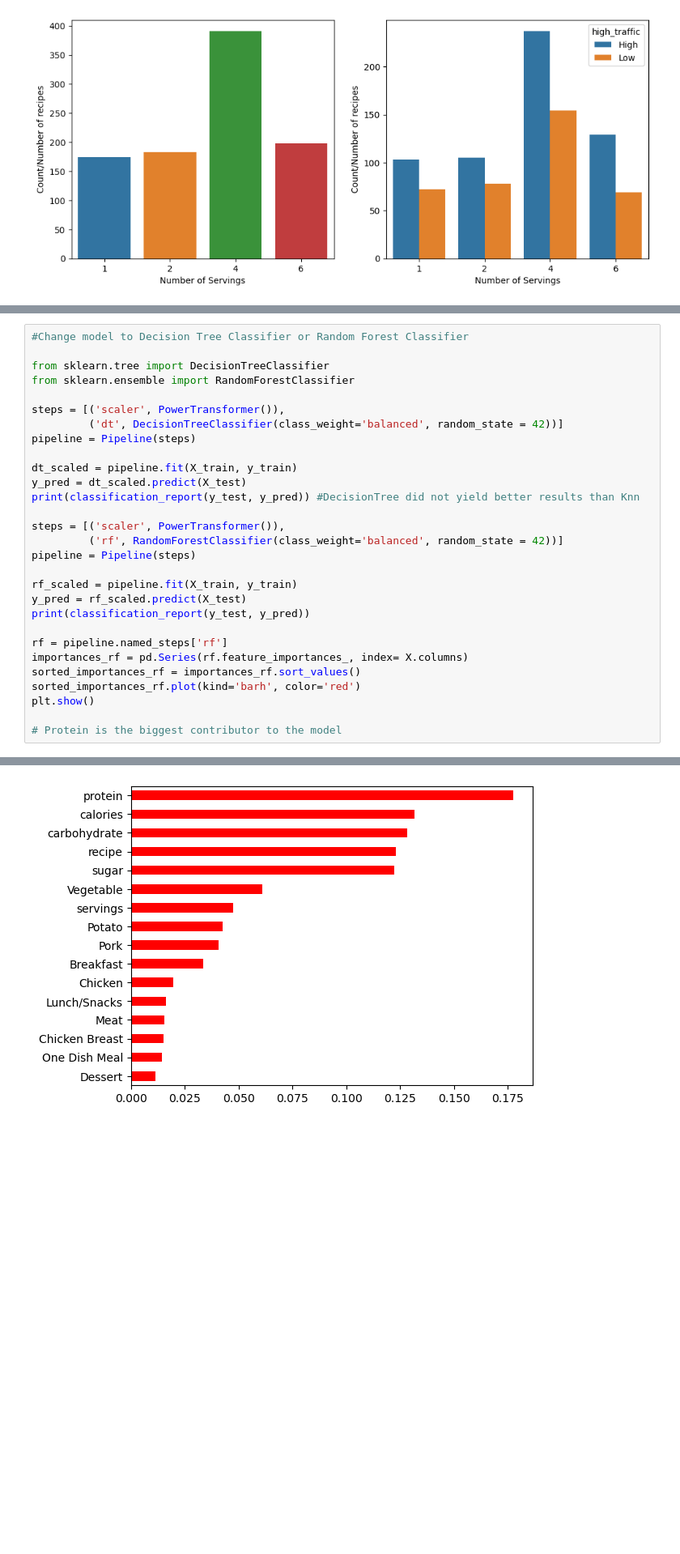
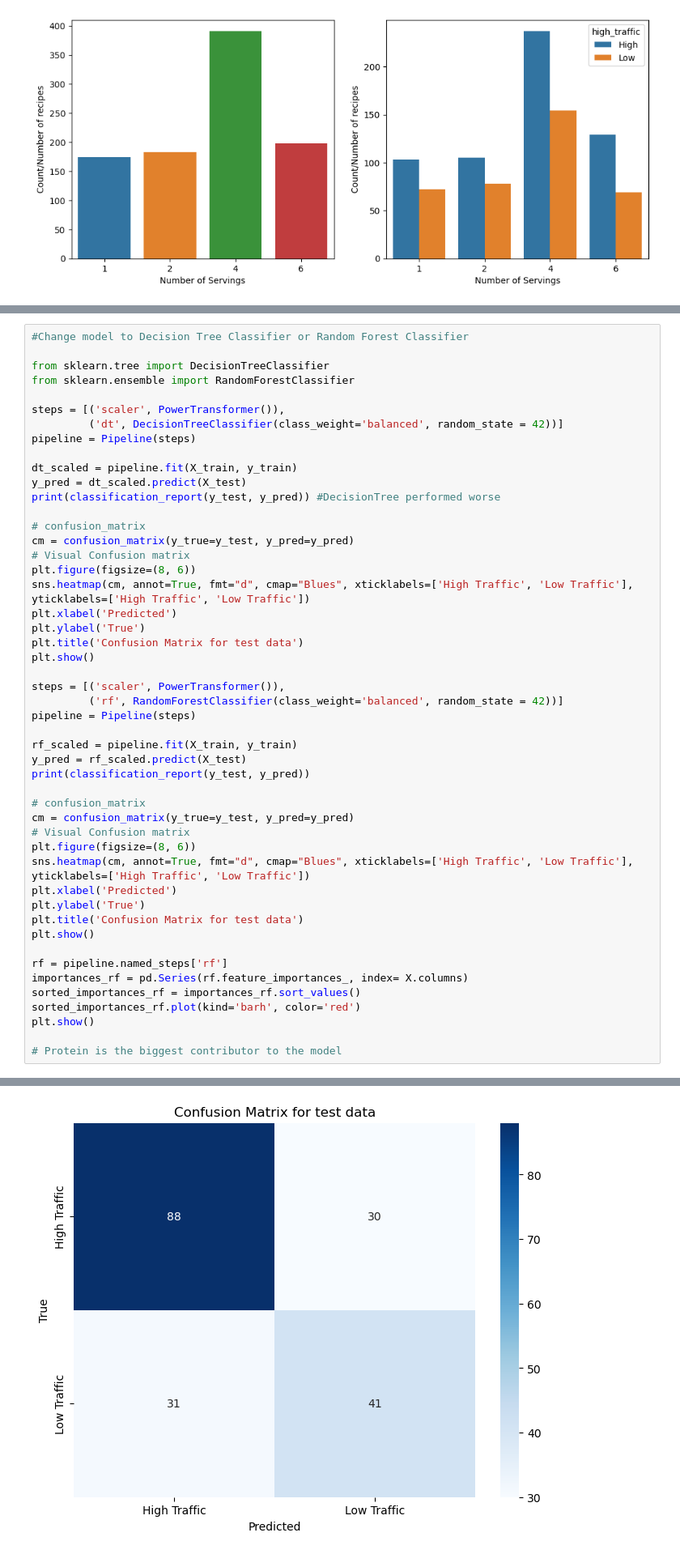
Before and after one commit to Vicbeg/Recipe-site-traffic, a Jupyter notebook: Tasty_bytes_Python.ipynb, the cells around one changed output, grey strips where cells are left out. Shown at 81% size. Cells and saved outputs as stored; diff of their text form; blank space fills up the shorter version.

```diff
--- a/Tasty_bytes_Python.ipynb
+++ b/Tasty_bytes_Python.ipynb
@@ -567,7 +603,17 @@ pipeline = Pipeline(steps)
 
 dt_scaled = pipeline.fit(X_train, y_train)
 y_pred = dt_scaled.predict(X_test)
-print(classification_report(y_test, y_pred)) #DecisionTree did not yield better results than Knn
+print(classification_report(y_test, y_pred)) #DecisionTree performed worse
+
+# confusion_matrix
+cm = confusion_matrix(y_true=y_test, y_pred=y_pred)
+# Visual Confusion matrix
+plt.figure(figsize=(8, 6))
+sns.heatmap(cm, annot=True, fmt="d", cmap="Blues", xticklabels=['High Traffic', 'Low Traffic'], yticklabels=['High Traffic', 'Low Traffic'])
+plt.xlabel('Predicted')
+plt.ylabel('True')
+plt.title('Confusion Matrix for test data')
+plt.show()
 
 steps = [('scaler', PowerTransformer()),
          ('rf', RandomForestClassifier(class_weight='balanced', random_state = 42))]
@@ -577,6 +623,16 @@ rf_scaled = pipeline.fit(X_train, y_train)
 y_pred = rf_scaled.predict(X_test)
 print(classification_report(y_test, y_pred))
 
+# confusion_matrix
+cm = confusion_matrix(y_true=y_test, y_pred=y_pred)
+# Visual Confusion matrix
+plt.figure(figsize=(8, 6))
+sns.heatmap(cm, annot=True, fmt="d", cmap="Blues", xticklabels=['High Traffic', 'Low Traffic'], yticklabels=['High Traffic', 'Low Traffic'])
+plt.xlabel('Predicted')
+plt.ylabel('True')
+plt.title('Confusion Matrix for test data')
+plt.show()
+
 rf = pipeline.named_steps['rf']
 importances_rf = pd.Series(rf.feature_importances_, index= X.columns)
 sorted_importances_rf = importances_rf.sort_values()
@@ -605 +652 @@ weighted avg       0.76      0.76      0.76       190
-[figure, old version]
+[figure, new version]
```
Also changed, not shown: parts of 18 cells of this notebook, 3 other files.
